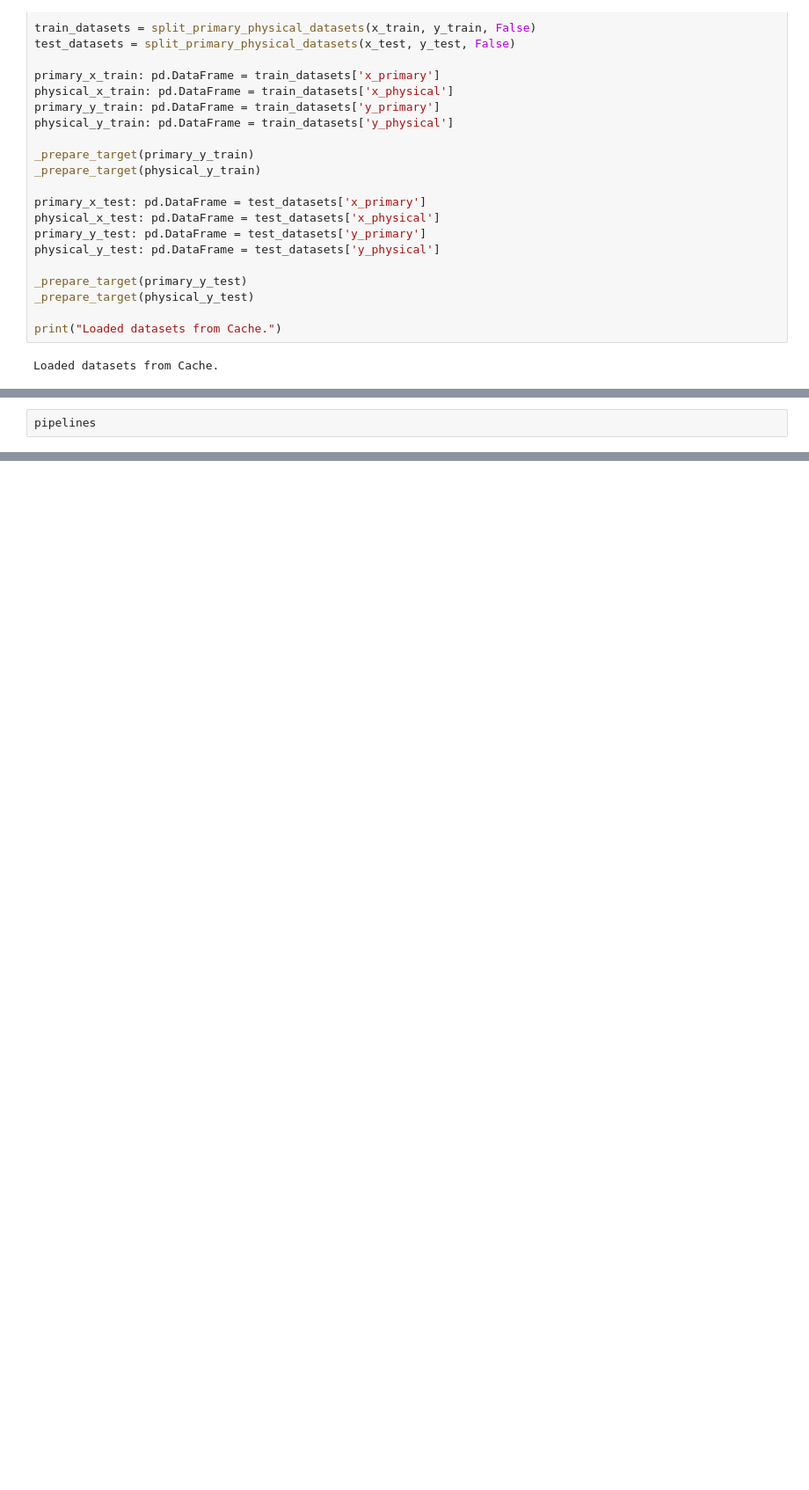
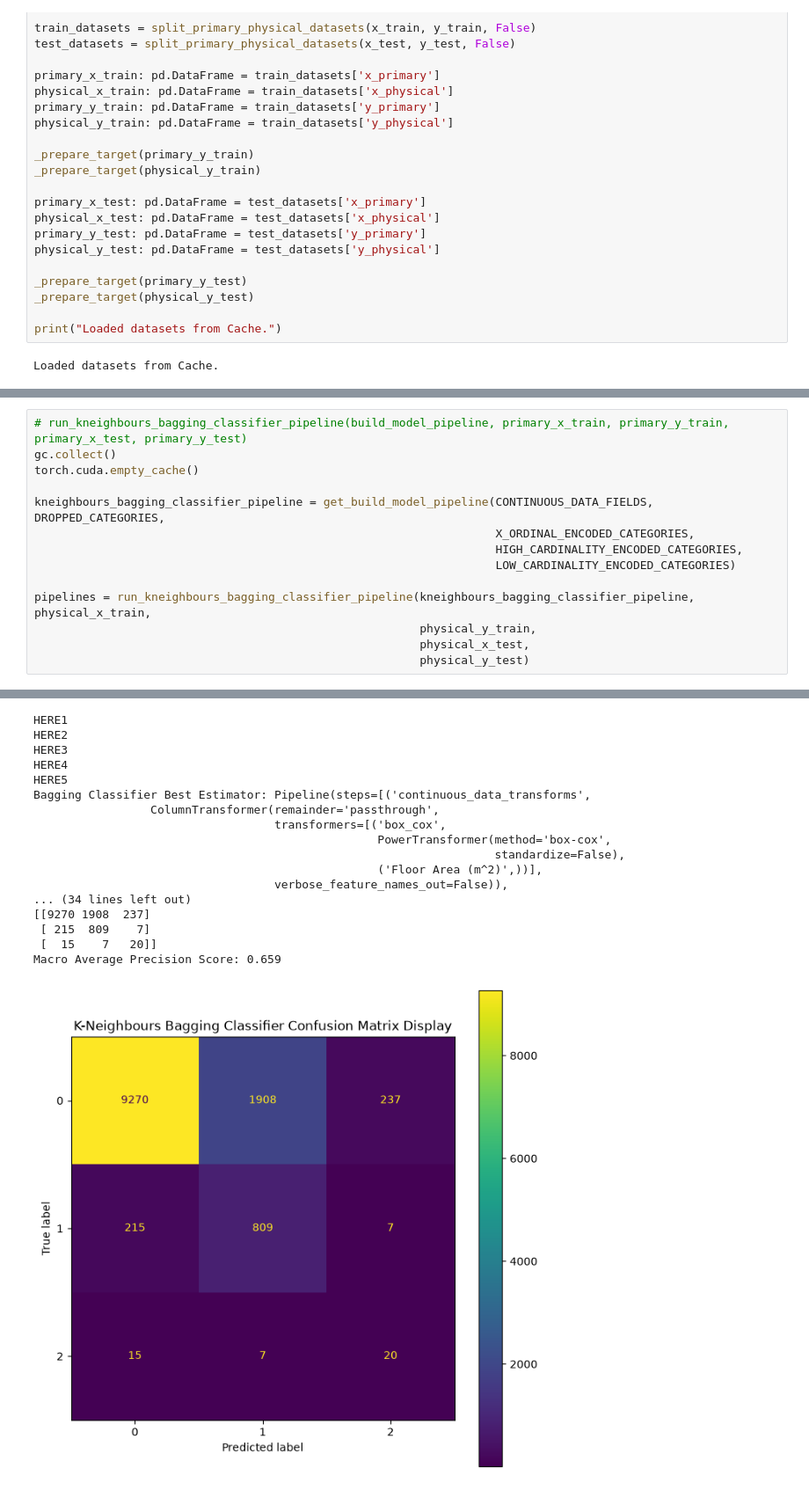
Before and after one commit to awylie199/csm500_project, a Jupyter notebook: notebooks/model_development.ipynb, the cells around one changed output, grey strips where cells are left out. Shown at 88% size. Cells and saved outputs as stored; diff of their text form; blank space fills up the shorter version.

Commit message:
Refactor and add ensemble bagging classifier with k-neighbours

```diff
--- a/notebooks/model_development.ipynb
+++ b/notebooks/model_development.ipynb
@@ -141,3 +162,15 @@ Confusion Matrix
 # %%
-pipelines
+# run_kneighbours_bagging_classifier_pipeline(build_model_pipeline, primary_x_train, primary_y_train, primary_x_test, primary_y_test)
+gc.collect()
+torch.cuda.empty_cache()
+
+kneighbours_bagging_classifier_pipeline = get_build_model_pipeline(CONTINUOUS_DATA_FIELDS, DROPPED_CATEGORIES,
+                                                                   X_ORDINAL_ENCODED_CATEGORIES,
+                                                                   HIGH_CARDINALITY_ENCODED_CATEGORIES,
+                                                                   LOW_CARDINALITY_ENCODED_CATEGORIES)
+
+pipelines = run_kneighbours_bagging_classifier_pipeline(kneighbours_bagging_classifier_pipeline, physical_x_train,
+                                                        physical_y_train,
+                                                        physical_x_test,
+                                                        physical_y_test)
 # %% [output]
@@ -144,0 +196,18 @@ pipelines
+HERE1
+HERE2
+HERE3
+HERE4
+HERE5
+Bagging Classifier Best Estimator: Pipeline(steps=[('continuous_data_transforms',
+                 ColumnTransformer(remainder='passthrough',
+                                   transformers=[('box_cox',
+                                                  PowerTransformer(method='box-cox',
+                                                                   standardize=False),
+                                                  ('Floor Area (m^2)',))],
+                                   verbose_feature_names_out=False)),
+... (34 lines left out)
+[[9270 1908  237]
+ [ 215  809    7]
+ [  15    7   20]]
+Macro Average Precision Score: 0.659
+[figure, added]
```
Also changed, not shown: parts of 3 cells of this notebook, 7 other files.
